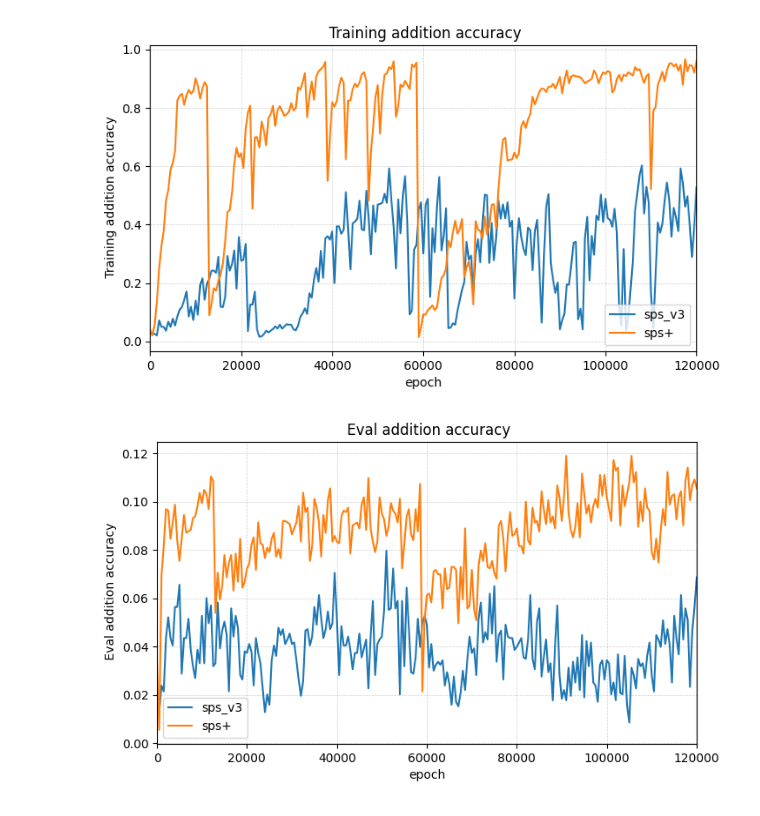
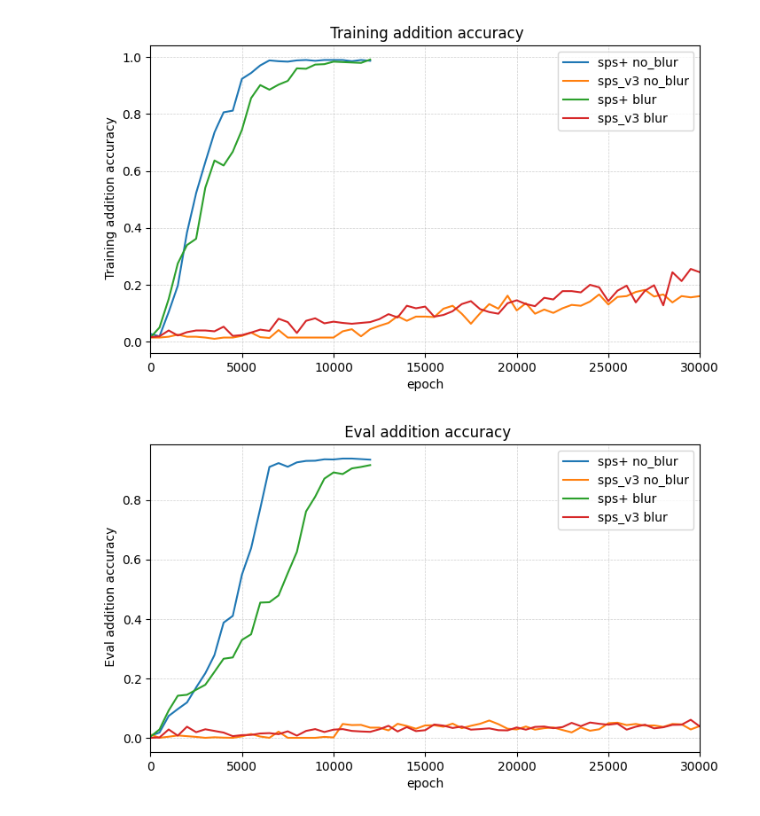
Before and after one commit to XuanjieLiu/S3Plus, a Jupyter notebook: VQ/plots/compare_record.ipynb, the cells around one changed output. Cells and saved outputs as stored; diff of their text form; code cells hidden in the pictures.

```diff
--- a/VQ/plots/compare_record.ipynb
+++ b/VQ/plots/compare_record.ipynb
@@ -176,27 +176,35 @@ def plot_metrics(
 # %%
 # Example usage
 exps = [
     {
-        "name": "sps_v3",
-        "results_path": "/home/xuanjie.liu/Projects/S3Plus/VQ/exp/2026.02.05_10vq_Zc[4]_Zs[64]_edim4_[0-20]_plus1024_1_multiStyle_Fullsymm_arabic_v3/1/plus_eval.txt"
+        "name": "sps+ no_blur",
+        "results_path": "/home/xuanjie.liu/Projects/S3Plus/VQ/exp/2026.02.10_100vq_Zc[1]_Zs[4]_edim4_[0-20]_plus1024_1_multiStyle_Fullsymm_arabic/1/plus_eval.txt"
     },
     {
-        "name": "sps+",
-        "results_path": "/home/xuanjie.liu/Projects/S3Plus/VQ/exp/2026.01.27_10vq_Zc[4]_Zs[64]_edim4_[0-20]_plus1024_1_multiStyle_Fullsymm_arabic/1/plus_eval.txt"
+        "name": "sps_v3 no_blur",
+        "results_path": "/home/xuanjie.liu/Projects/S3Plus/VQ/exp/2026.02.10_100vq_Zc[1]_Zs[4]_edim4_[0-20]_plus1024_1_multiStyle_Fullsymm_arabic_v3/1/plus_eval.txt"
+    },
+    {
+        "name": "sps+ blur",
+        "results_path": "/home/xuanjie.liu/Projects/S3Plus/VQ/exp/2026.02.11_100vq_Zc[1]_Zs[4]_edim4_[0-20]_plus1024_1_multiStyle_Fullsymm_arabic_blur/1/plus_eval.txt"
+    },
+    {
+        "name": "sps_v3 blur",
+        "results_path": "/home/xuanjie.liu/Projects/S3Plus/VQ/exp/2026.02.11_100vq_Zc[1]_Zs[4]_edim4_[0-20]_plus1024_1_multiStyle_Fullsymm_arabic_v3_blur/1/plus_eval.txt"
     },
 ]
 metrics = [
     {"name": " Training addition accuracy", "key": "train_emb_select_accu"},
     {"name": " Eval addition accuracy", "key": "eval_emb_select_accu"},
 ]
-epoch_range = (0, 120000)
+epoch_range = (0, 30000)
 plot_metrics(
     exps=exps,
     metrics=metrics,
     epoch_range=epoch_range,
     save_dir=None,   # set None if you don't want saving
     show=True,          # set False if running headless
 )
 # %% [output]
-[figure, old version]
+[figure, new version]
-[figure, old version]
+[figure, new version]
```
Also changed, not shown: 1 other file.
